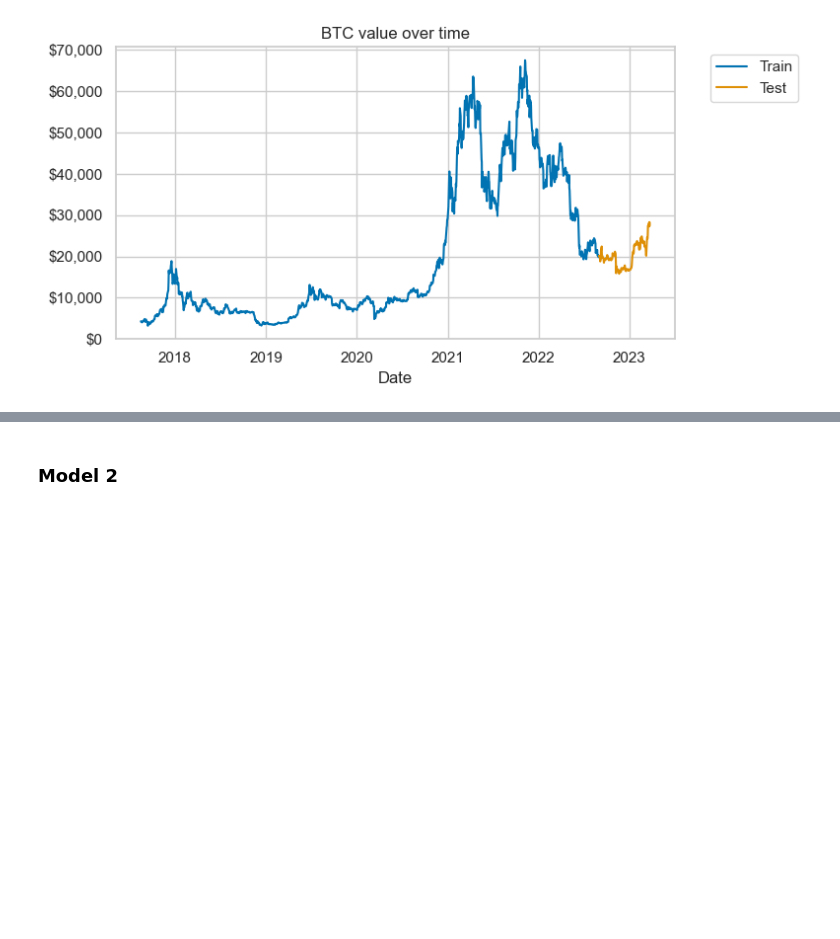
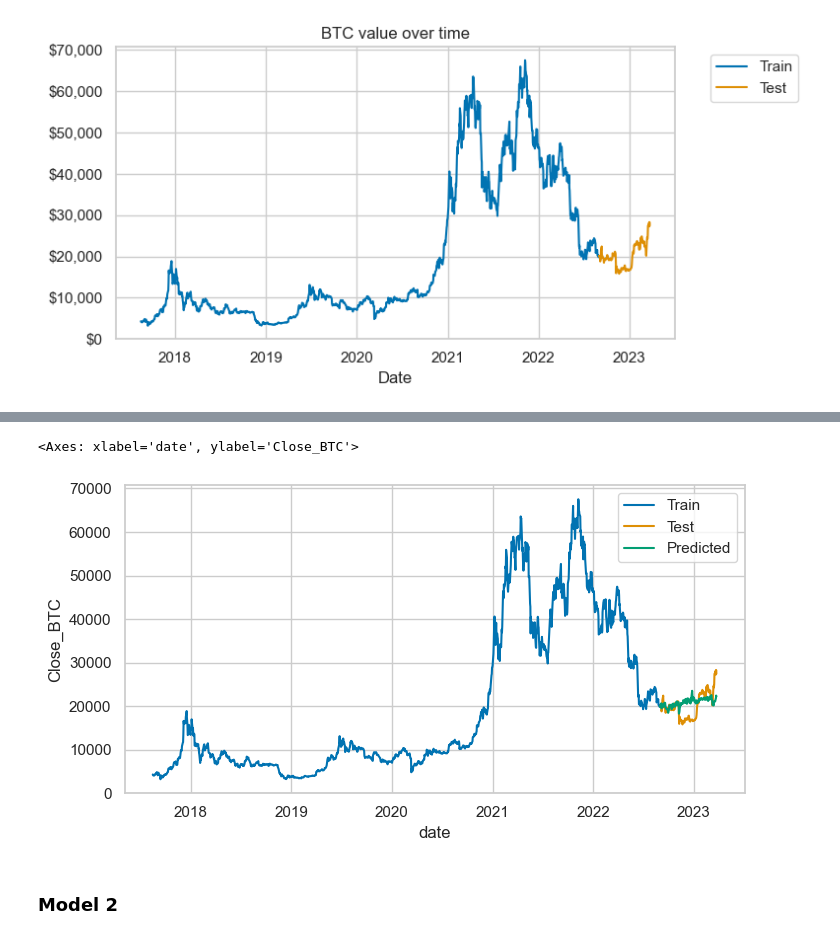
Before and after one commit to mathisdrn/rennesdatachallenge2024, a Jupyter notebook: 03 - model.ipynb, the cells around one changed output, grey strips where cells are left out. Drawn from its saved outputs; the diff is of its cells as text; code cells hidden in the pictures; blank space fills up the shorter version.

```diff
--- a/03 - model.ipynb
+++ b/03 - model.ipynb
@@ -253,10 +283,13 @@ plt.show()
 # %%
-# # Plot the train, test and predicted values
-# fig, ax = plt.subplots(figsize=(8, 4))
+# Plot the train, test and predicted values
+fig, ax = plt.subplots(figsize=(8, 4))
 
-# sns.lineplot(data = pd.DataFrame(y_train), x = y_train.index, y = y_train, ax=ax, label='Train')
-# sns.lineplot(data = pd.DataFrame(y_test), x = y_test.index, y = y_test, ax=ax, label='Test')
-# sns.lineplot(data = pd.DataFrame(y_pred), x = y_test.index, y = y_pred, ax=ax, label='Predicted')
+sns.lineplot(data = pd.DataFrame(y_train), x = y_train.index, y = y_train, ax=ax, label='Train')
+sns.lineplot(data = pd.DataFrame(y_test), x = y_test.index, y = y_test, ax=ax, label='Test')
+sns.lineplot(data = pd.DataFrame(y_pred), x = y_test.index, y = y_pred, ax=ax, label='Predicted')
+# %% [output]
+<Axes: xlabel='date', ylabel='Close_BTC'>
+[figure, added]
 # %% [markdown]
 ### Model 2
 # %%
```
Also changed, not shown: parts of 3 cells of this notebook, 28 other files.
